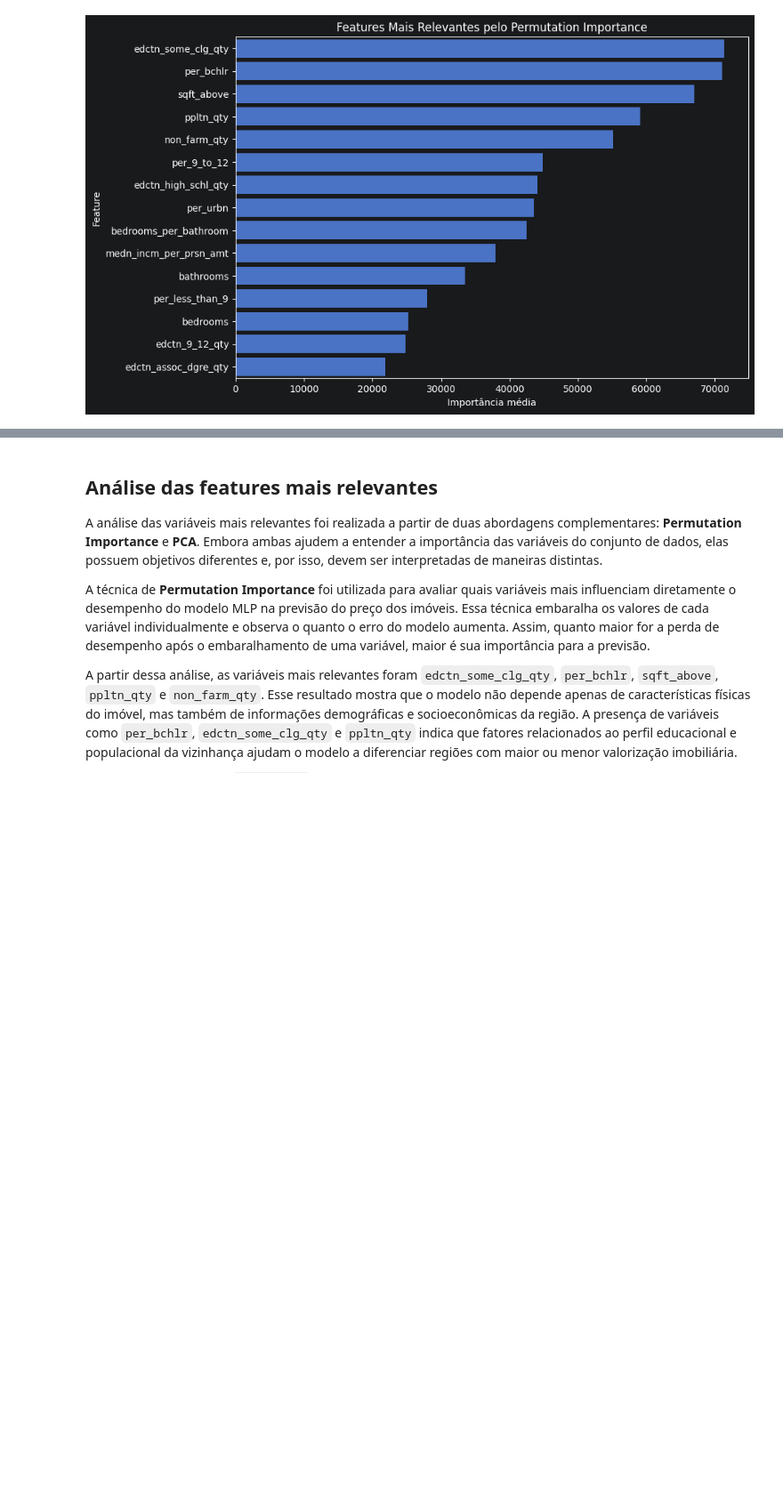
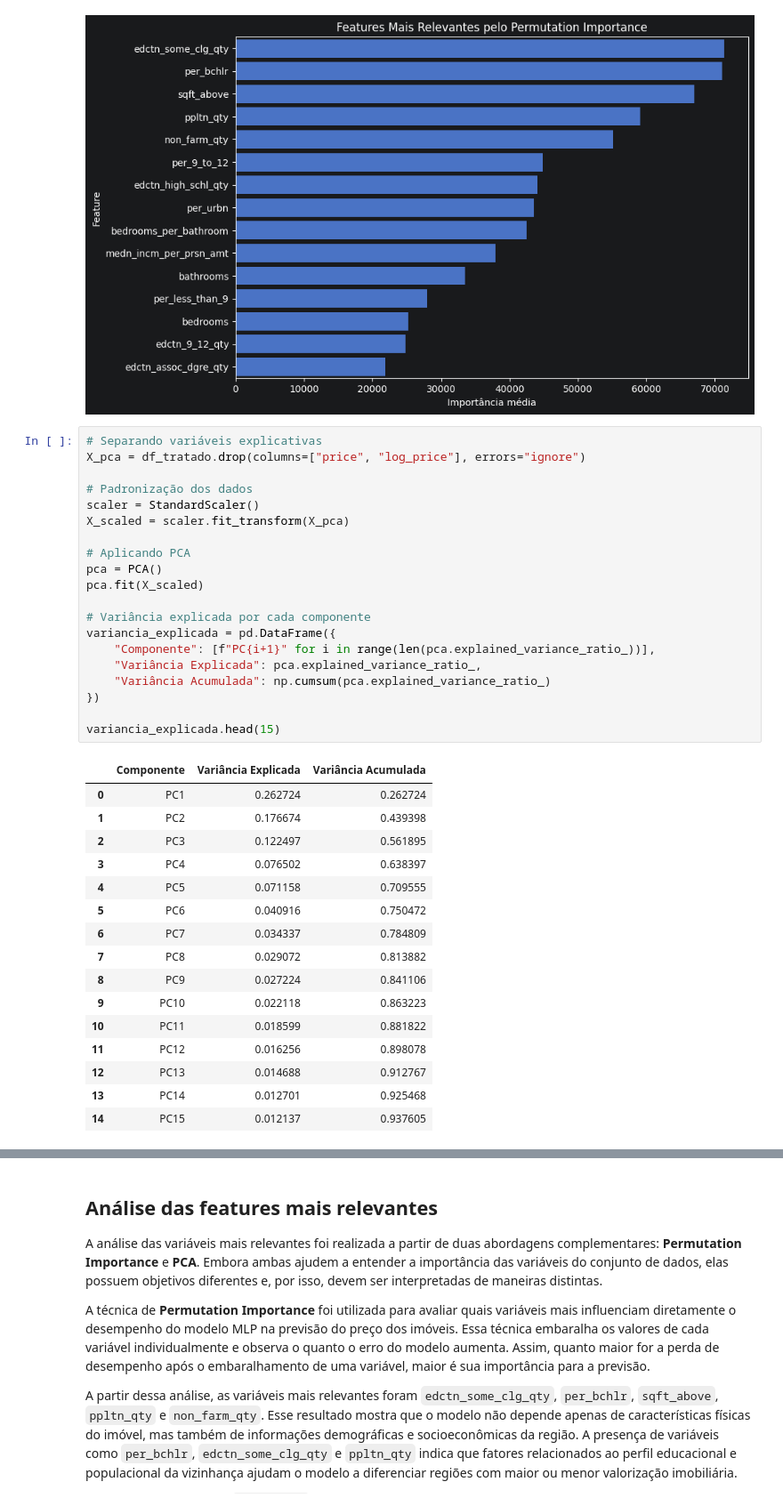
Before and after one commit to jaumg2004/Atividade-Extra-NP1, a Jupyter notebook: AtividadeExtraNP1/Exercicio.ipynb, the cells around one changed output, grey strips where cells are left out. Shown at 89% size. Saved outputs shown, nothing was run; the diff lists cells and outputs as text; blank space fills up the shorter version.

```diff
--- a/AtividadeExtraNP1/Exercicio.ipynb
+++ b/AtividadeExtraNP1/Exercicio.ipynb
@@ -677,3 +677,40 @@ plt.savefig("imagens/mlp_features_relevantes.png")
 plt.show()
 # %% [output]
 [figure]
+# %%
+# Separando variáveis explicativas
+X_pca = df_tratado.drop(columns=["price", "log_price"], errors="ignore")
+
+# Padronização dos dados
+scaler = StandardScaler()
+X_scaled = scaler.fit_transform(X_pca)
+
+# Aplicando PCA
+pca = PCA()
+pca.fit(X_scaled)
+
+# Variância explicada por cada componente
+variancia_explicada = pd.DataFrame({
+    "Componente": [f"PC{i+1}" for i in range(len(pca.explained_variance_ratio_))],
+    "Variância Explicada": pca.explained_variance_ratio_,
+    "Variância Acumulada": np.cumsum(pca.explained_variance_ratio_)
+})
+
+variancia_explicada.head(15)
+# %% [output]
+|  | Componente | Variância Explicada | Variância Acumulada |
+| 0 | PC1 | 0.262724 | 0.262724 |
+| 1 | PC2 | 0.176674 | 0.439398 |
+| 2 | PC3 | 0.122497 | 0.561895 |
+| 3 | PC4 | 0.076502 | 0.638397 |
+| 4 | PC5 | 0.071158 | 0.709555 |
+| 5 | PC6 | 0.040916 | 0.750472 |
+| 6 | PC7 | 0.034337 | 0.784809 |
+| 7 | PC8 | 0.029072 | 0.813882 |
+| 8 | PC9 | 0.027224 | 0.841106 |
+| 9 | PC10 | 0.022118 | 0.863223 |
+| 10 | PC11 | 0.018599 | 0.881822 |
+| 11 | PC12 | 0.016256 | 0.898078 |
+| 12 | PC13 | 0.014688 | 0.912767 |
+| 13 | PC14 | 0.012701 | 0.925468 |
+| 14 | PC15 | 0.012137 | 0.937605 |
```
Also changed, not shown: parts of 3 cells of this notebook, 3 other files.
